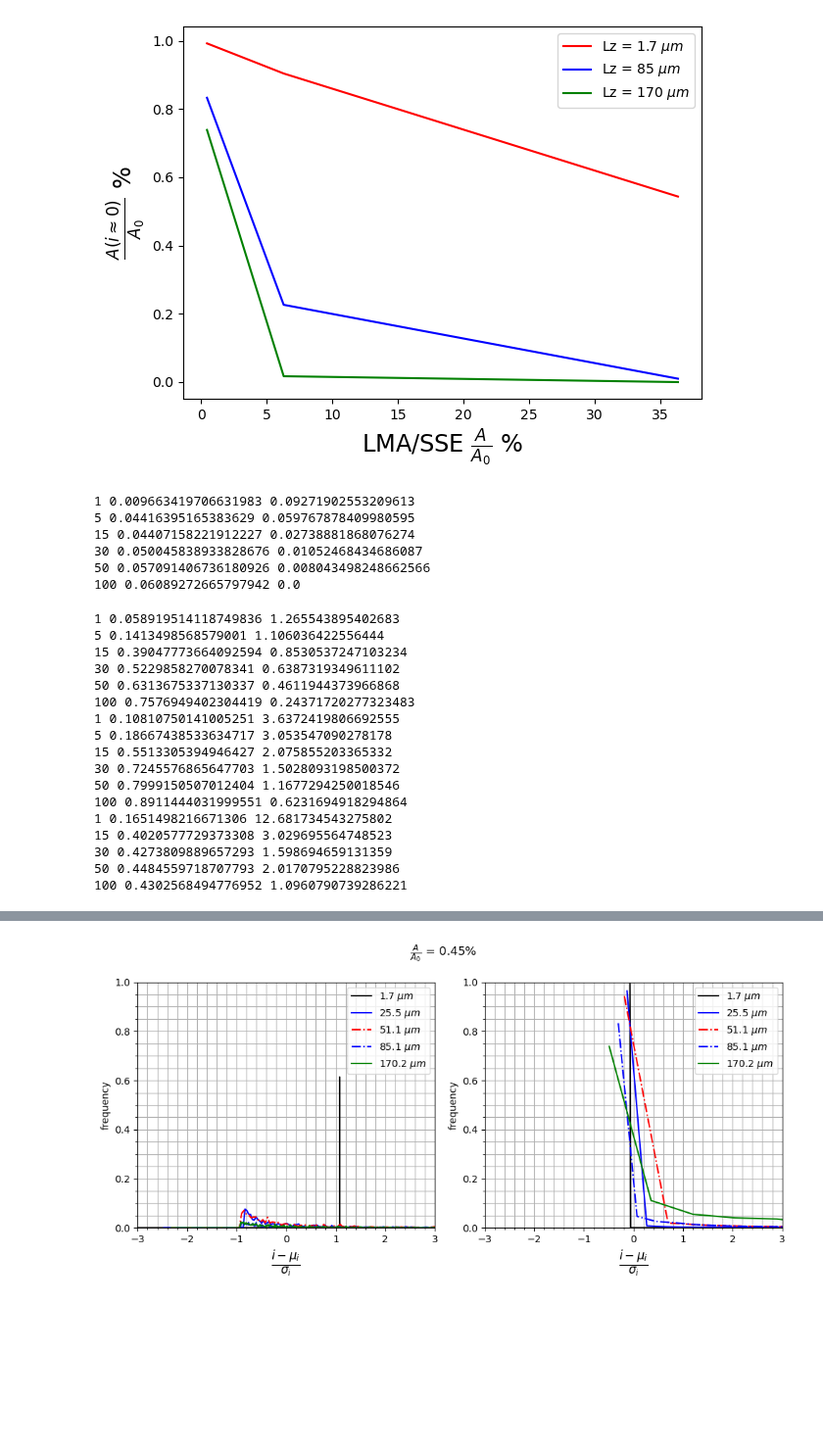
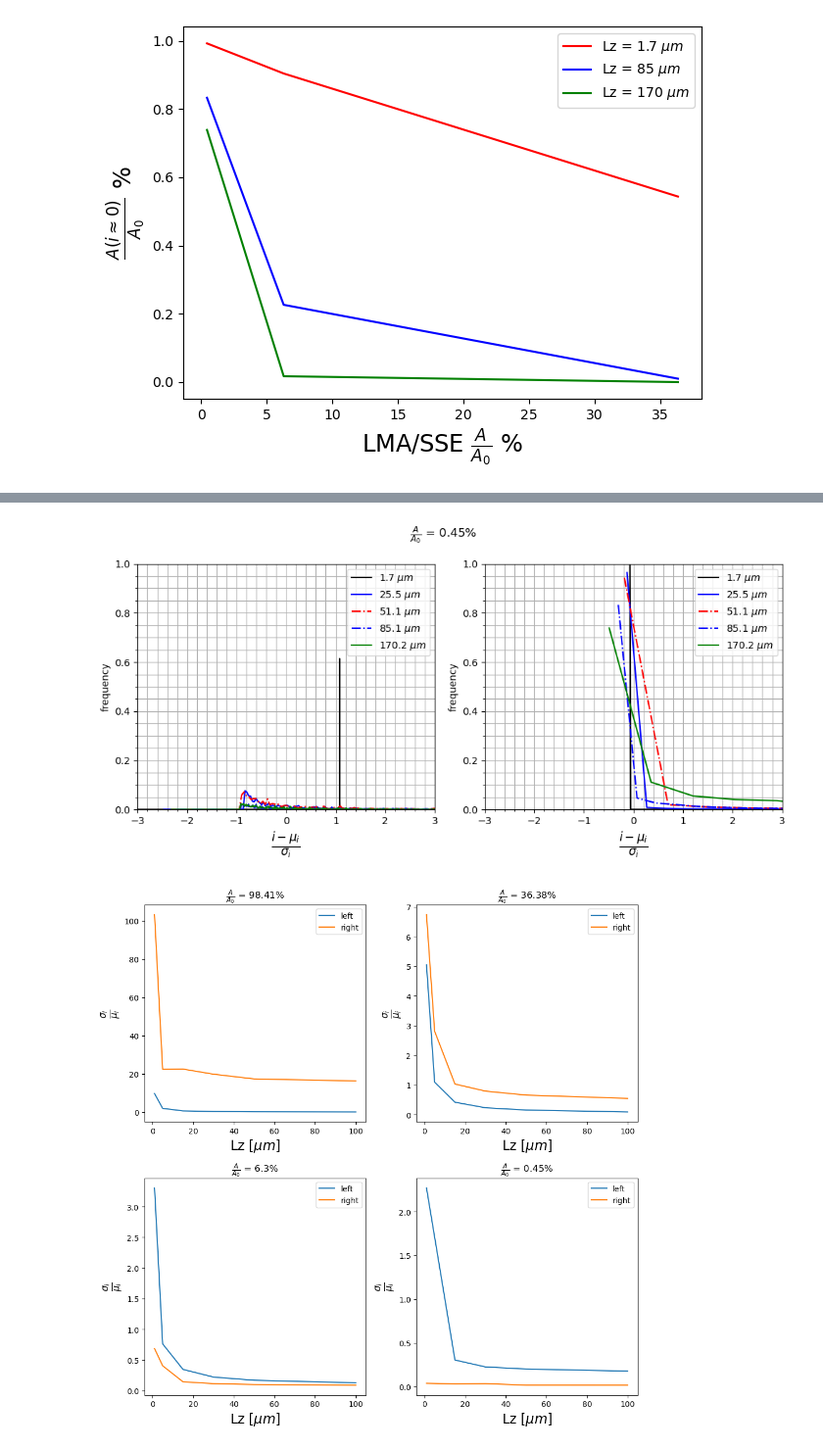
Before and after one commit to molel-gt/ssb, a Jupyter notebook: frequency.ipynb, the cells around one changed output, grey strips where cells are left out. Shown at 98% size. Cells and saved outputs as stored; diff of their text form; code cells hidden in the pictures; blank space fills up the shorter version.

Commit message:
moments

```diff
--- a/frequency.ipynb
+++ b/frequency.ipynb
@@ -190,57 +190,75 @@ for img_id in image_ids:
         sd_left = stats['sd_left']
         mu_right = stats['mu_right']
         sd_right = stats['sd_right']
         z_left = (final[:, 0] - mu_left) / sd_left
         z_right = (final[:, 0] - mu_right) / sd_right
         moments_data.append((Lz, img_id, mu_left, sd_left, mu_right, sd_right))
-        print(Lz, sd_left/mu_left, sd_right/mu_right)
         ax[0].plot(z_left, final[:, 1], styles[idx], label=f'{Lz*800/470:.1f}' + r' $\mu m$')
         ax[1].plot(z_right, final[:, 2], styles[idx], label=f'{Lz*800/470:.1f}' + r' $\mu m$')
     ax[0].set_xlim([-3, 3])
     ax[1].set_xlim([-3, 3])
     ax[0].set_ylim([0, 1])
     ax[1].set_ylim([0, 1])
     ax[0].grid(True, which='both');
     ax[0].minorticks_on();
     ax[1].grid(True, which='both');
     ax[1].minorticks_on();
     ax[0].set_xlabel(r'$\frac{i-\mu_i}{\sigma_i}$', fontsize='xx-large')
     ax[1].set_xlabel(r'$\frac{i-\mu_i}{\sigma_i}$', fontsize='xx-large')
     ax[0].set_ylabel('frequency')
     ax[1].set_ylabel('frequency')
     # fig.legend(['left', 'right'])
     ax[0].legend()
     ax[1].legend()
     plt.tight_layout()
     plt.savefig(f'figures/current-density-moments-image-{img_id}.png', dpi=1500)
+df_new = pd.DataFrame(moments_data, columns=['Lz', 'img_id', 'mu_left', 'sd_left', 'mu_right', 'sd_right'])
+df22 = pd.DataFrame([['red', 0, 0], ['red', 1, 1], ['red', 2, 2], ['red', 3, 3], ['red', 4, 4], ['red', 5, 5], ['red', 6, 6], ['red', 7, 7], ['red', 8, 8], ['red', 9, 9], ['blue', 0, 0], ['blue', 1, 1], ['blue', 2, 4], ['blue', 3, 9], ['blue', 4, 16], ['blue', 5, 25], ['blue', 6, 36], ['blue', 7, 49], ['blue', 8, 64], ['blue', 9, 81]],
+                  columns=['color', 'x', 'y'])
+df22.head()
+fig, ax = plt.subplots(2, 2, figsize=(10, 10))
+for idx, img_id in enumerate(image_ids):
+    df_new2 = df_new[df_new['img_id'] == img_id].to_numpy()
+    if idx == 0:
+        ax[0, 0].plot(df_new2[:, 0], df_new2[:, 2] / df_new2[:, 1], label='left')
+        ax[0, 0].plot(df_new2[:, 0], df_new2[:, 4] / df_new2[:, 3], label='right')
+        ax[0, 0].set_title(r'$\frac{A}{A_0}$ = ' + f'{area_fractions[img_id]}%')
+    elif idx == 1:
+        ax[0, 1].plot(df_new2[:, 0], df_new2[:, 2] / df_new2[:, 1], label='left')
+        ax[0, 1].plot(df_new2[:, 0], df_new2[:, 4] / df_new2[:, 3], label='right')
+        ax[0, 1].set_title(r'$\frac{A}{A_0}$ = ' + f'{area_fractions[img_id]}%')
+    elif idx == 2:
+        ax[1, 0].plot(df_new2[:, 0], df_new2[:, 2] / df_new2[:, 1], label='left')
+        ax[1, 0].plot(df_new2[:, 0], df_new2[:, 4] / df_new2[:, 3], label='right')
+        ax[1, 0].set_title(r'$\frac{A}{A_0}$ = ' + f'{area_fractions[img_id]}%')
+    elif idx == 3:
+        ax[1, 1].plot(df_new2[:, 0], df_new2[:, 2] / df_new2[:, 1], label='left')
+        ax[1, 1].plot(df_new2[:, 0], df_new2[:, 4] / df_new2[:, 3], label='right')
+        ax[1, 1].set_title(r'$\frac{A}{A_0}$ = ' + f'{area_fractions[img_id]}%')
+    else:
+        continue
+ax[0, 0].set_xlabel('Lz [' + r'$\mu m$]', fontsize='xx-large')
+ax[0, 1].set_xlabel('Lz [' + r'$\mu m$]', fontsize='xx-large')
+ax[1, 0].set_xlabel('Lz [' + r'$\mu m$]', fontsize='xx-large')
+ax[1, 1].set_xlabel('Lz [' + r'$\mu m$]', fontsize='xx-large')
+
+ax[0, 0].set_ylabel(r'$\frac{\sigma_i}{\mu_i}$', fontsize='xx-large')
+ax[0, 1].set_ylabel(r'$\frac{\sigma_i}{\mu_i}$', fontsize='xx-large')
+ax[1, 0].set_ylabel(r'$\frac{\sigma_i}{\mu_i}$', fontsize='xx-large')
+ax[1, 1].set_ylabel(r'$\frac{\sigma_i}{\mu_i}$', fontsize='xx-large')
+
+ax[0, 0].legend()
+ax[1, 0].legend()
+ax[0, 1].legend()
+ax[1, 1].legend()
+plt.tight_layout()
+plt.savefig(f'figures/current-density-moments.png', dpi=1500)
 # %% [output]
-1 0.009663419706631983 0.09271902553209613
-5 0.04416395165383629 0.059767878409980595
-15 0.04407158221912227 0.02738881868076274
-30 0.050045838933828676 0.01052468434686087
-50 0.057091406736180926 0.008043498248662566
-100 0.06089272665797942 0.0
-1 0.058919514118749836 1.265543895402683
-5 0.1413498568579001 1.106036422556444
-15 0.39047773664092594 0.8530537247103234
-30 0.5229858270078341 0.6387319349611102
-50 0.6313675337130337 0.4611944373966868
-100 0.7576949402304419 0.24371720277323483
-1 0.10810750141005251 3.6372419806692555
-5 0.18667438533634717 3.053547090278178
-15 0.5513305394946427 2.075855203365332
-30 0.7245576865647703 1.5028093198500372
-50 0.7999150507012404 1.1677294250018546
-100 0.8911444031999551 0.6231694918294864
-1 0.1651498216671306 12.681734543275802
-15 0.4020577729373308 3.029695564748523
-30 0.4273809889657293 1.598694659131359
-50 0.4484559718707793 2.0170795228823986
-100 0.4302568494776952 1.0960790739286221
 [figure]
 [figure]
 [figure]
 [figure]
+[figure, added]
 # %%
 for Lz in [1, 5, 15, 30, 50, 100]:
     for img_id in [11, 16, 22]:
```
Also changed, not shown: parts of 2 cells of this notebook, 1 other file.
